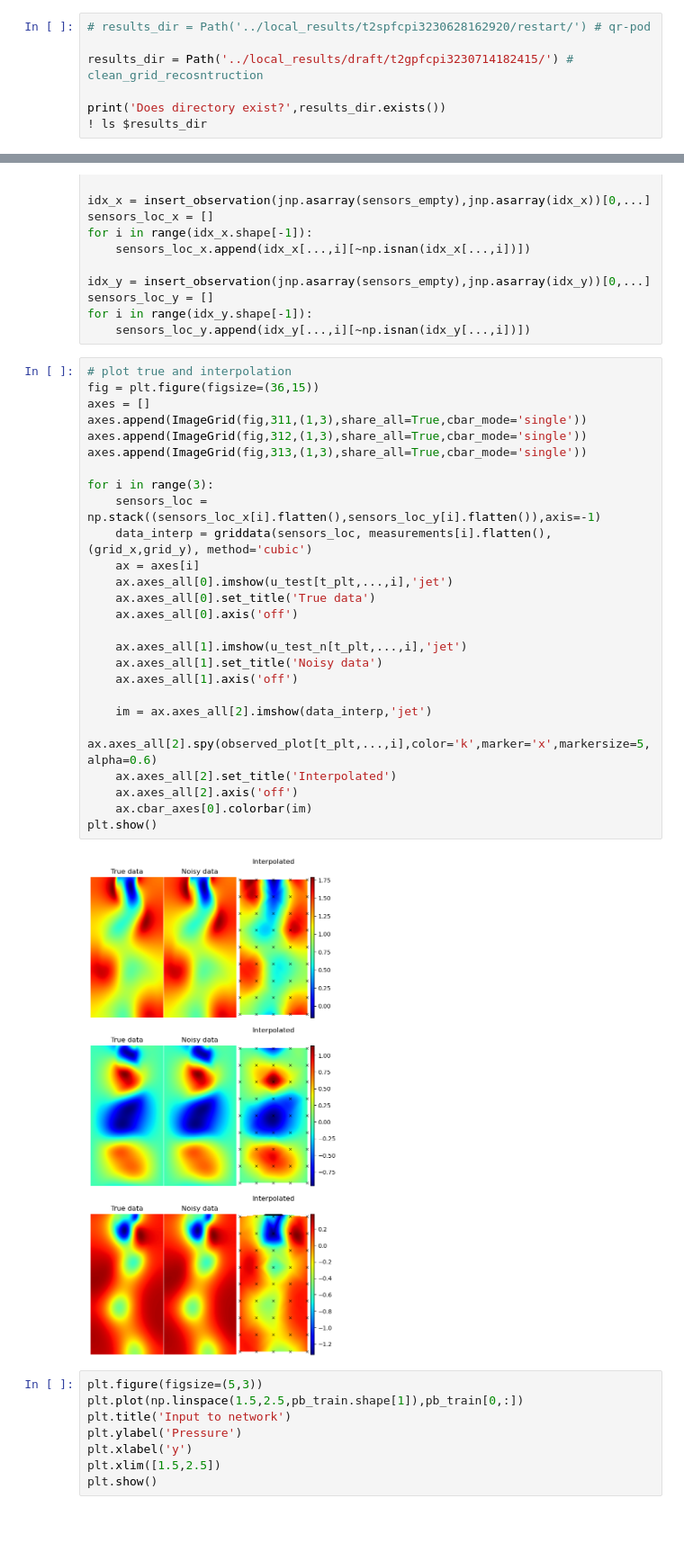
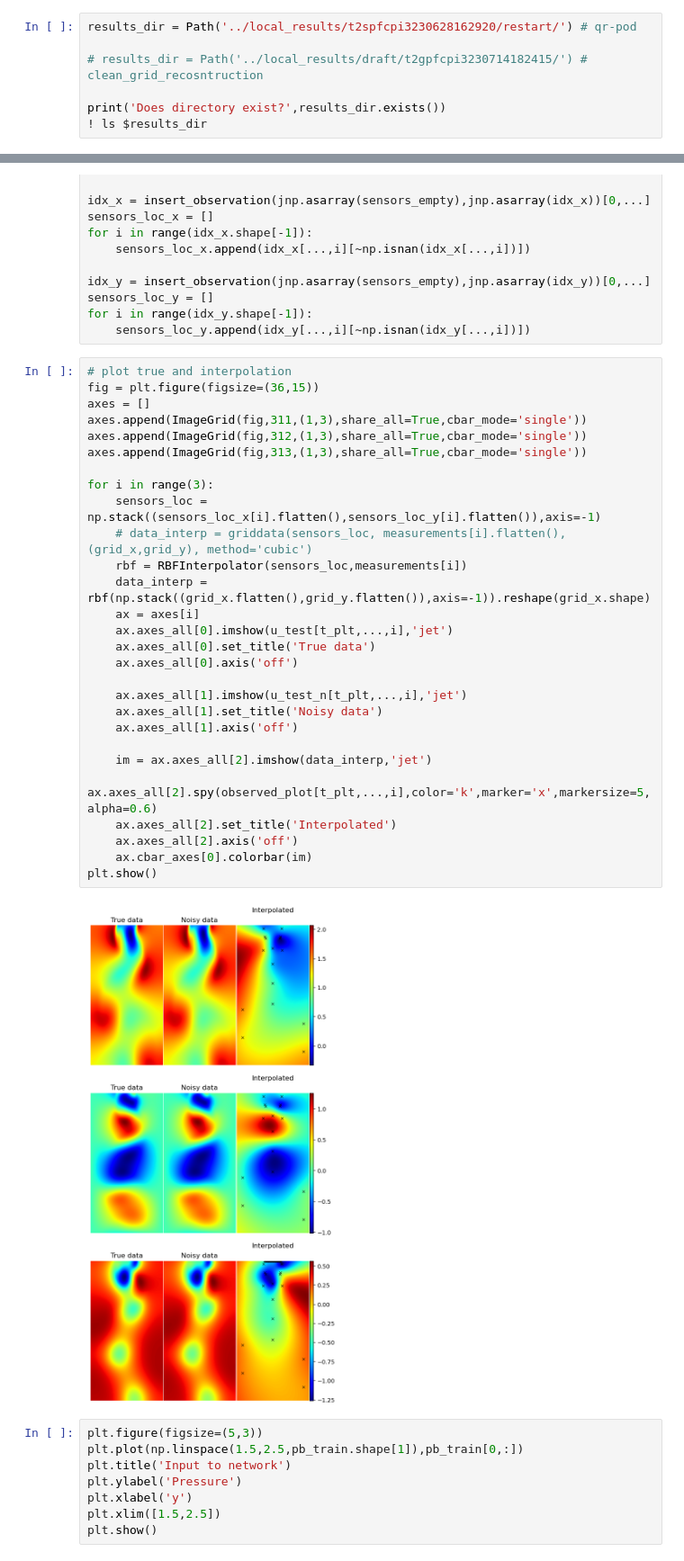
Before and after one commit to MagriLab/FlowReconstructionFromExperiment, a Jupyter notebook: visualisation_notebook/results_physics.ipynb, the cells around one changed output, grey strips where cells are left out. Shown at 90% size. Saved outputs shown, nothing was run; the diff lists cells and outputs as text; blank space fills up the shorter version.

```diff
--- a/visualisation_notebook/results_physics.ipynb
+++ b/visualisation_notebook/results_physics.ipynb
@@ -31,9 +31,9 @@ from flowrec.utils.py_helper import slice_from_tuple
 # %%
 plt.style.use('../flowrec/utils/ppt.mplstyle')
 # %%
-# results_dir = Path('../local_results/t2spfcpi3230628162920/restart/') # qr-pod
+results_dir = Path('../local_results/t2spfcpi3230628162920/restart/') # qr-pod
 
-results_dir = Path('../local_results/draft/t2gpfcpi3230714182415/') # clean_grid_recosntruction
+# results_dir = Path('../local_results/draft/t2gpfcpi3230714182415/') # clean_grid_recosntruction
 
 print('Does directory exist?',results_dir.exists())
 ! ls $results_dir
@@ -217,31 +215,33 @@ for i in range(idx_y.shape[-1]):
 # %%
 # plot true and interpolation
 fig = plt.figure(figsize=(36,15))
 axes = []
 axes.append(ImageGrid(fig,311,(1,3),share_all=True,cbar_mode='single'))
 axes.append(ImageGrid(fig,312,(1,3),share_all=True,cbar_mode='single'))
 axes.append(ImageGrid(fig,313,(1,3),share_all=True,cbar_mode='single'))
 
 for i in range(3):
     sensors_loc = np.stack((sensors_loc_x[i].flatten(),sensors_loc_y[i].flatten()),axis=-1)
-    data_interp = griddata(sensors_loc, measurements[i].flatten(), (grid_x,grid_y), method='cubic')
+    # data_interp = griddata(sensors_loc, measurements[i].flatten(), (grid_x,grid_y), method='cubic')
+    rbf = RBFInterpolator(sensors_loc,measurements[i])
+    data_interp = rbf(np.stack((grid_x.flatten(),grid_y.flatten()),axis=-1)).reshape(grid_x.shape)
     ax = axes[i]
     ax.axes_all[0].imshow(u_test[t_plt,...,i],'jet')
     ax.axes_all[0].set_title('True data')
     ax.axes_all[0].axis('off')
 
     ax.axes_all[1].imshow(u_test_n[t_plt,...,i],'jet')
     ax.axes_all[1].set_title('Noisy data')
     ax.axes_all[1].axis('off')
 
     im = ax.axes_all[2].imshow(data_interp,'jet')
     ax.axes_all[2].spy(observed_plot[t_plt,...,i],color='k',marker='x',markersize=5,alpha=0.6)
     ax.axes_all[2].set_title('Interpolated')
     ax.axes_all[2].axis('off')
     ax.cbar_axes[0].colorbar(im)
 plt.show()
 # %% [output]
-[figure, old version]
+[figure, new version]
 # %%
 plt.figure(figsize=(5,3))
 plt.plot(np.linspace(1.5,2.5,pb_train.shape[1]),pb_train[0,:])
```
Also changed, not shown: parts of 15 cells of this notebook, 3 other files.
